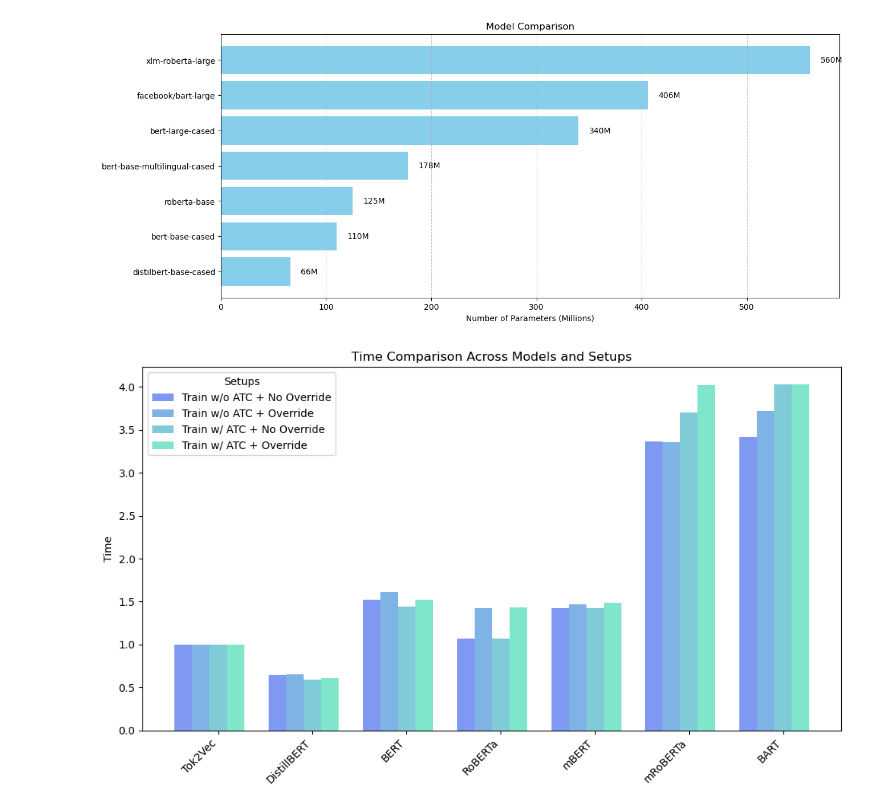
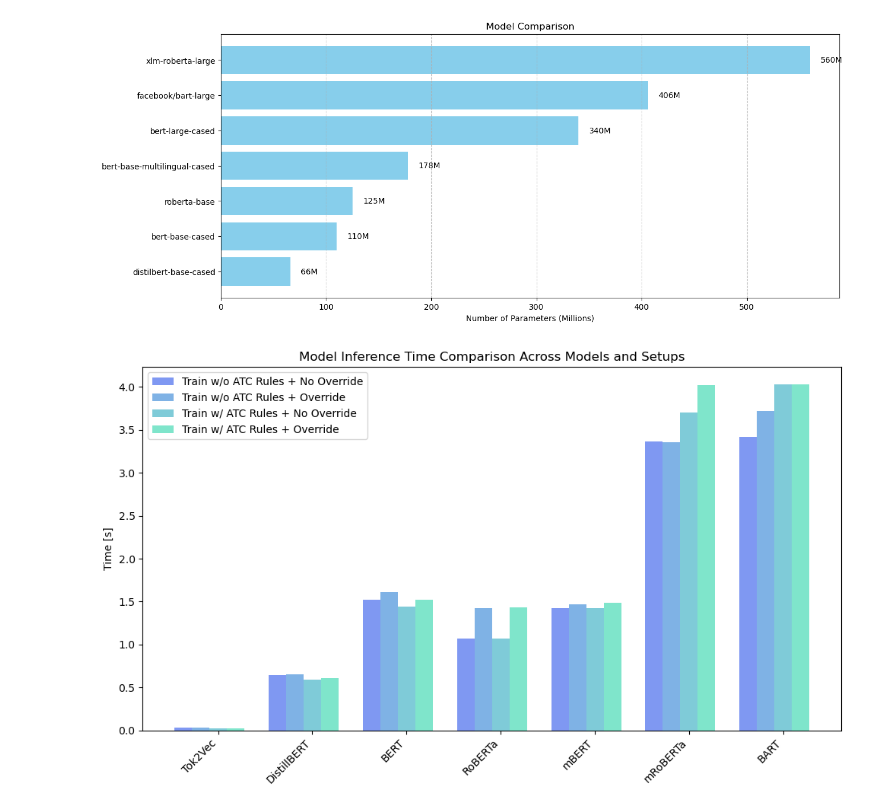
Before and after one commit to ZilD117/LGA-Analysis, a Jupyter notebook: taxigen/results_visualization.ipynb, the cells around one changed output. Cells and saved outputs as stored; diff of their text form; code cells hidden in the pictures.

Commit message:
update time compare

```diff
--- a/taxigen/results_visualization.ipynb
+++ b/taxigen/results_visualization.ipynb
@@ -179,7 +179,7 @@ plt.show()
 # %%
 # the value in the array are for
 time_data = {
-        "Tok2Vec": [1,1,1,1 ],
+        "Tok2Vec": [0.03,0.03,0.02,0.02],
         "DistillBERT": [0.64, 0.65, 0.59, 0.61],
         "BERT": [1.52, 1.61, 1.44, 1.52],
         "RoBERTa": [1.07, 1.42, 1.07, 1.43],
@@ -200,10 +200,10 @@ space = {
 # %%
 # We'll assume these four setups (matching the time data's 4 values per model):
 setup_names = [
-    "Train w/o ATC + No Override",
-    "Train w/o ATC + Override",
-    "Train w/ ATC + No Override",
-    "Train w/ ATC + Override",
+    "Train w/o ATC Rules + No Override",
+    "Train w/o ATC Rules + Override",
+    "Train w/ ATC Rules + No Override",
+    "Train w/ ATC Rules + Override",
 ]
 
 models = list(time_data.keys())  # or sorted(...) if you want a specific order
@@ -220,7 +220,7 @@ group_width = n_setups * bar_width  # total width used by 4 bars in one group
 step = group_width + group_gap      # distance to the next group center
 
 # Discrete colors from the 'winter' colormap for the 4 setups
-cmap = plt.cm.get_cmap('winter')
+cmap = plt.get_cmap('winter')
 colors = [cmap(i) for i in np.linspace(0.2, 0.8, n_setups)]
 # e.g. colors[0], colors[1], colors[2], colors[3]
 
@@ -229,34 +229,35 @@ fig, ax = plt.subplots(figsize=(10, 6))
 # Plot each of the 4 setups
 for j in range(n_setups):
     # x-positions for bars in the j-th setup across the 7 groups
     x_positions = [i * step + j * bar_width for i in range(n_models)]
 
     # y-values for j-th setup across each model
     y_values = [time_data[model][j] for model in models]
 
     # Draw bars
     ax.bar(
         x_positions,
         y_values,
         width=bar_width,
         color=colors[j],
         edgecolor='none',
         alpha=0.5,
         label=setup_names[j]
     )
 
 # Set up x-ticks at center of each group:
 # The center of group i is i*step + (group_width/2)
 group_centers = [i * step + (group_width / 2) for i in range(n_models)]
 
 ax.set_xticks(group_centers)
 ax.set_xticklabels(models, rotation=45, ha='right')
 
-ax.set_ylabel("Time")
-ax.set_title("Time Comparison Across Models and Setups")
+ax.set_ylabel("Time [s]")
+ax.set_title("Model Inference Time Comparison Across Models and Setups")
 
-ax.legend(loc="best", title="Setups")
+ax.legend(loc="best")
 plt.tight_layout()
+plt.savefig('time_compare.png', dpi=300)
 plt.show()
 # %% [output]
-[figure, old version]
+[figure, new version]
```
Also changed, not shown: 6 other files.
